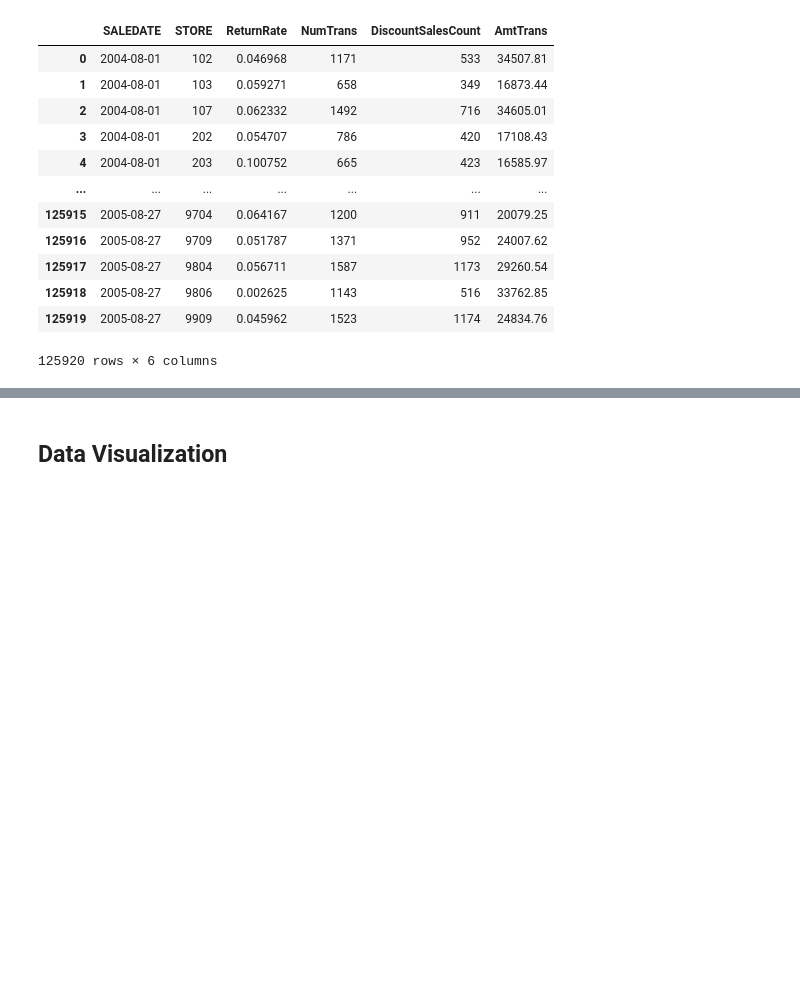
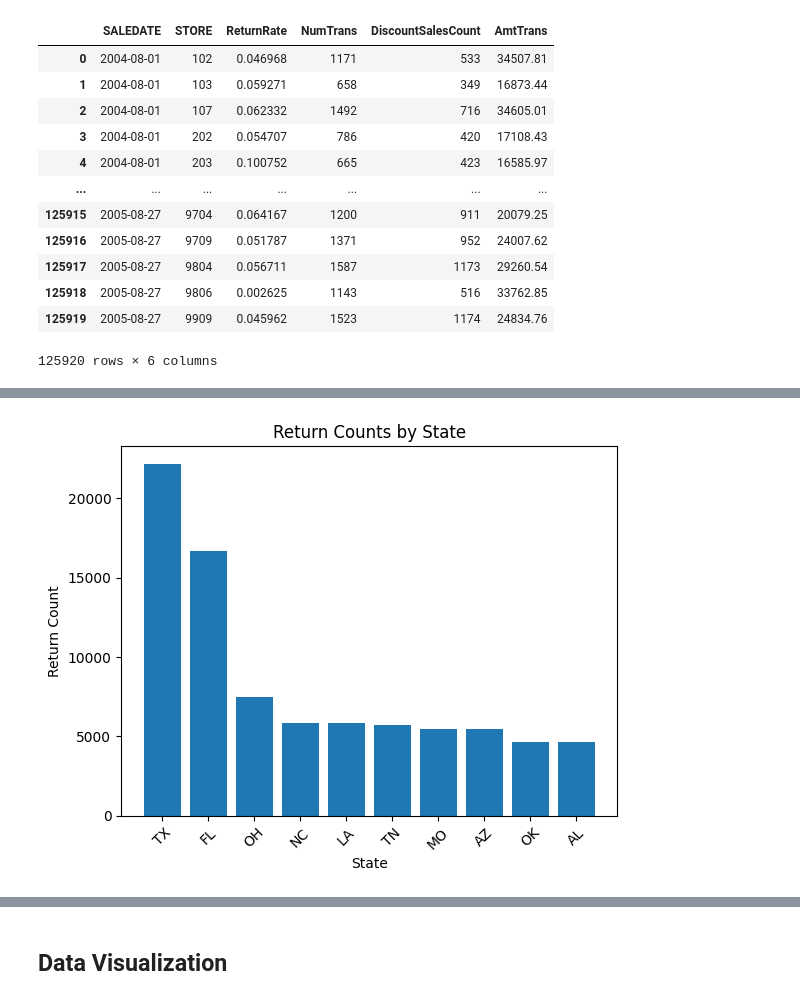
Before and after one commit to MSIA/MLDS400_group014, a Jupyter notebook: feature_engineering/feature_selection.ipynb, the cells around one changed output, grey strips where cells are left out. Drawn from its saved outputs; the diff is of its cells as text; code cells hidden in the pictures; blank space fills up the shorter version.

```diff
--- a/feature_engineering/feature_selection.ipynb
+++ b/feature_engineering/feature_selection.ipynb
@@ -100,3 +99,12 @@ return_rate_df
 | 125918 | 2005-08-27 | 9806 | 0.002625 | 1143 | 516 | 33762.85 |
 | 125919 | 2005-08-27 | 9909 | 0.045962 | 1523 | 1174 | 24834.76 |
 125920 rows × 6 columns
+# %%
+sql_cmd = """
+SELECT "STATE", "STORE"
+FROM
+  group_14.strinfo
+
+"""
+strinfo = pd.read_sql(sql_cmd, connection);
+strinfo.head()
@@ -102,0 +118,13 @@ return_rate_df
+# %%
+return_states = pd.merge(return_rate_df, strinfo, on="STORE", how='inner')
+state_counts = pd.DataFrame(return_states["STATE"].value_counts().head(10)).reset_index()
+state_counts.columns = ["STATE", "RETURN_COUNT"]
+
+plt.bar(state_counts["STATE"], state_counts["RETURN_COUNT"])
+plt.xlabel("State")
+plt.ylabel("Return Count")
+plt.title("Return Counts by State")
+plt.xticks(rotation=45)
+plt.show()
+# %% [output]
+[figure, added]
```
Also changed, not shown: parts of 6 cells of this notebook.
